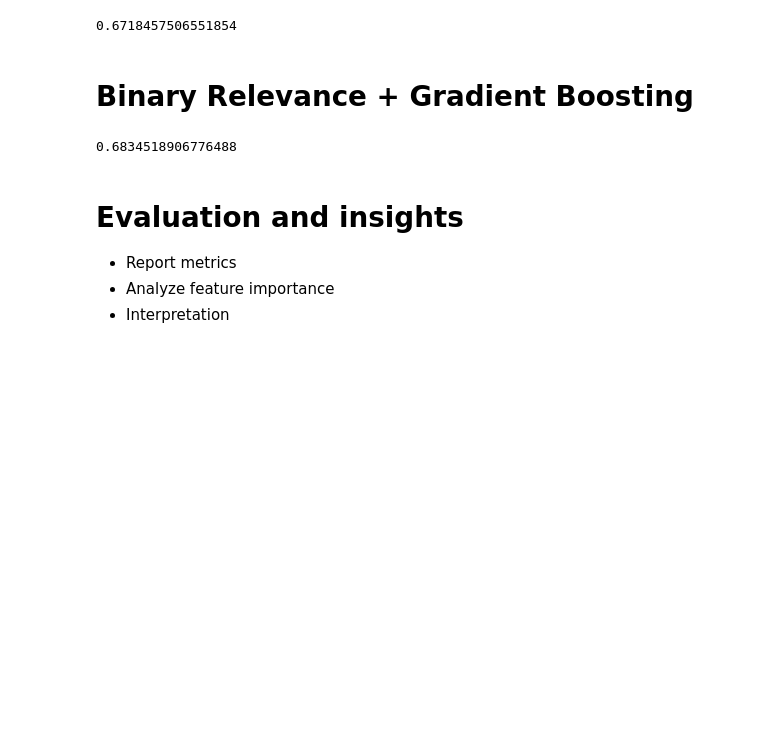
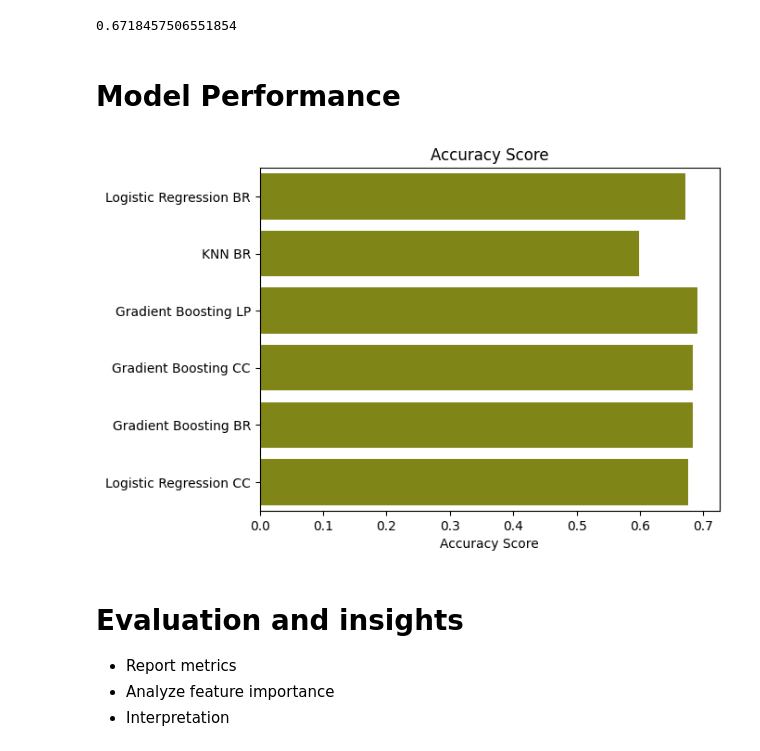
Before and after one commit to Angela-Mukulu-Mwanzia/H1N1-and-Seasonal-Flu-Vaccines, a Jupyter notebook: index.ipynb, the cells around one changed output. Saved outputs shown, nothing was run; the diff lists cells and outputs as text; code cells hidden in the pictures; blank space fills up the shorter version.

```diff
--- a/index.ipynb
+++ b/index.ipynb
@@ -633,5 +635,3 @@ lr_br=accuracy_score(y_test,predictions_lr)
 lr_br
 # %% [output]
 0.6718457506551854
-# %% [markdown]
-# Binary Relevance + Gradient Boosting
@@ -642,8 +638,16 @@ predictions_dt = classifier4.predict(X_test_scaled)
-# %%
-dt_br= accuracy_score(y_test,predictions_dt)
-dt_br
-# %% [output]
-0.6834518906776488
+# %% [markdown]
+# Model Performance
+# %%
+Accuracy_Score = [lr_br,rf_br,nb_ps,gb_CC,gb_br,lr_cc]
+Models = ['Logistic Regression BR', 'KNN BR' , 'Gradient Boosting LP', 'Gradient Boosting CC',
+          'Gradient Boosting BR', 'Logistic Regression CC']
+# %%
+sns.barplot(x=Accuracy_Score, y=Models, color="xkcd:baby poop green")
+plt.xlabel('Accuracy Score')
+plt.title('Accuracy Score')
+plt.show()
+# %% [output]
+[figure, added]
 # %% [markdown]
 # Evaluation and insights
 - Report metrics
```
Also changed, not shown: parts of 10 cells of this notebook, 1 other file.
